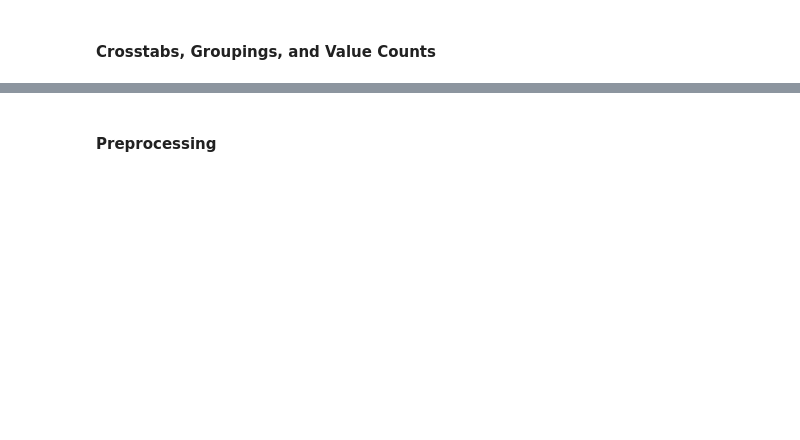
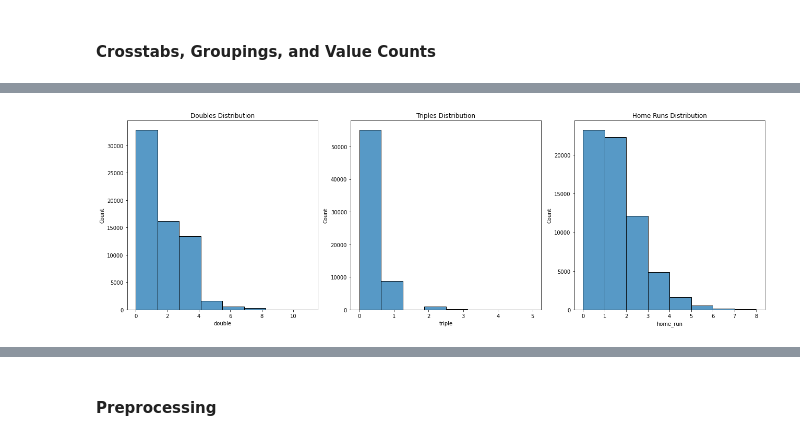
Before and after one commit to pecham1911/Double_Play_Analytics, a Jupyter notebook: DP_Analytics_Workbook-2.ipynb, the cells around one changed output, grey strips where cells are left out. Cells and saved outputs as stored; diff of their text form; code cells hidden in the pictures; blank space fills up the shorter version.

```diff
--- a/DP_Analytics_Workbook-2.ipynb
+++ b/DP_Analytics_Workbook-2.ipynb
@@ -575,0 +1113,23 @@ print(cross_tab2)
+# %%
+# Create a figure with 1 row and 3 columns of subplots
+fig, axes = plt.subplots(1, 3, figsize=(18, 6))
+
+# Plot 1: Bar plot of 'rbi'
+sns.histplot(combo_df['double'], bins=8, ax=axes[0])
+axes[0].set_title('Doubles Distribution')
+
+# Plot 2: Histogram of 'runs'
+sns.histplot(combo_df['triple'], bins=8, ax=axes[1])
+axes[1].set_title('Triples Distribution')
+
+# Plot 3: Histogram of 'hits'
+sns.histplot(combo_df['home_run'], bins=8, ax=axes[2])
+axes[2].set_title('Home Runs Distribution')
+
+# Adjust layout
+plt.tight_layout()
+
+# Display the plots
+plt.show()
+# %% [output]
+[figure, added]
```
Also changed, not shown: parts of 94 cells of this notebook.
